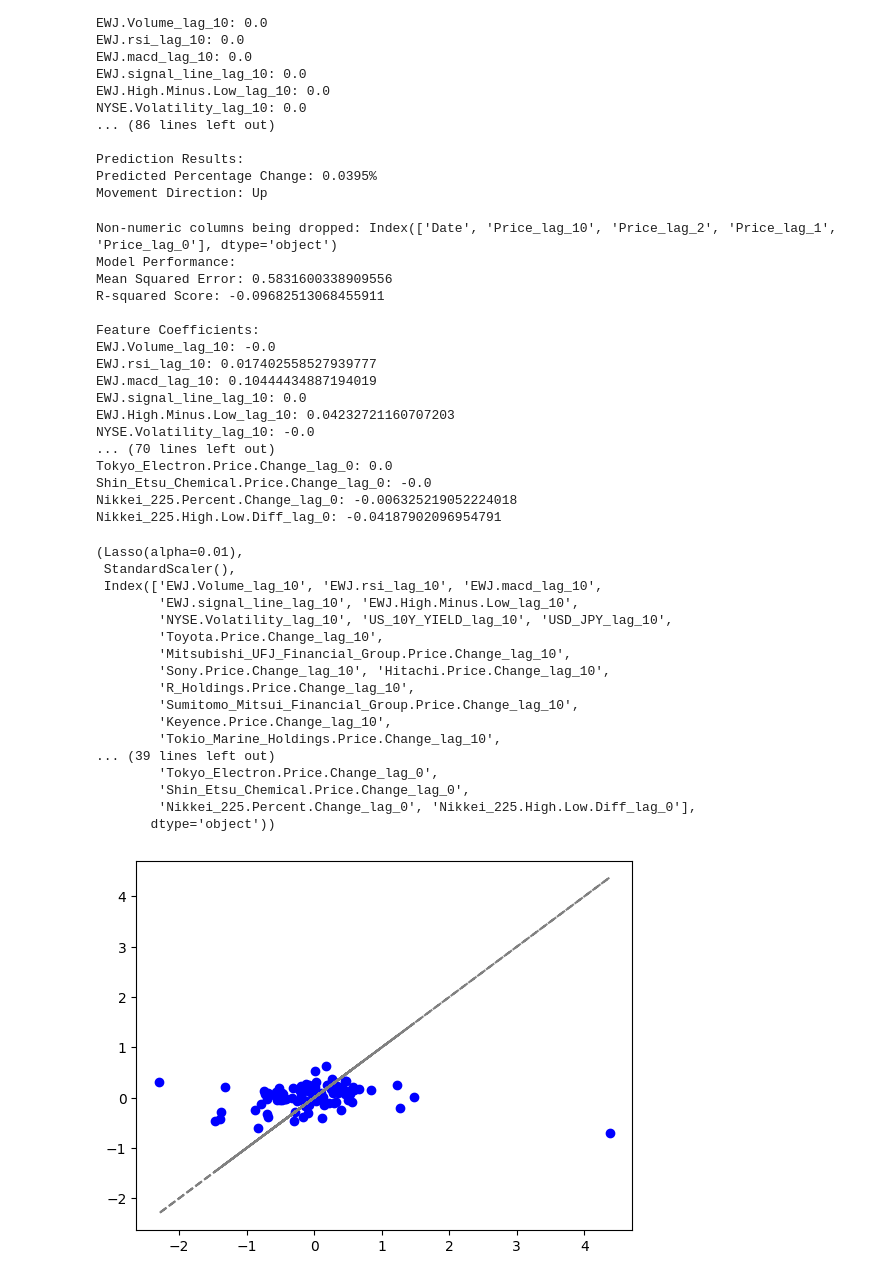
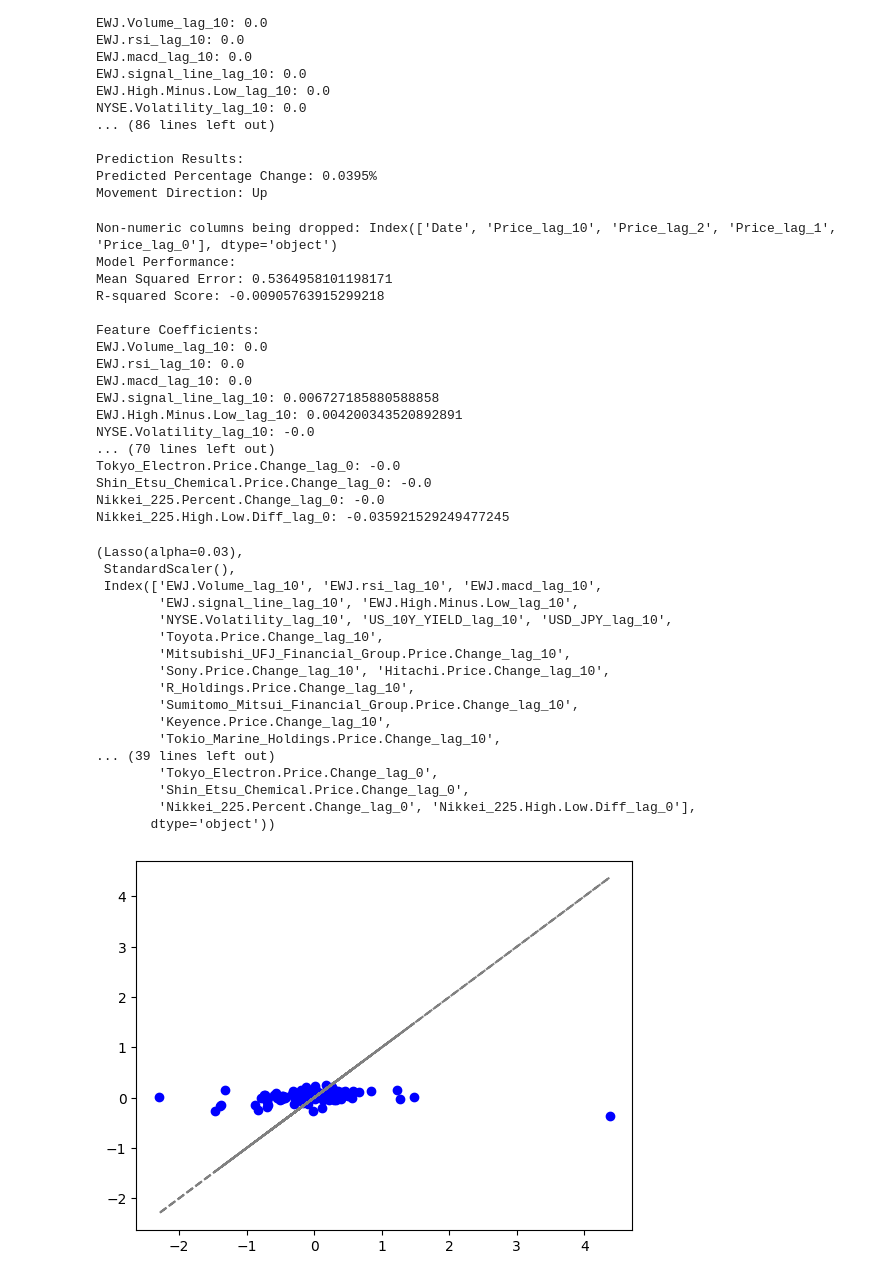
Before and after one commit to FinlayDWebb/LASSO-ETF-FOM, a Jupyter notebook: Model/LASSO_initial.ipynb, the cells around one changed output. Saved outputs shown, nothing was run; the diff lists cells and outputs as text; code cells hidden in the pictures.

```diff
--- a/Model/LASSO_initial.ipynb
+++ b/Model/LASSO_initial.ipynb
@@ -447,7 +447,7 @@ def prepare_and_train_model(input_filename):
     X_test_scaled = scaler.transform(X_test)
 
     # Train Lasso Regression
-    lasso = Lasso(alpha=0.01)
+    lasso = Lasso(alpha=0.03)
     lasso.fit(X_train_scaled, y_train)
 
     # Predict and evaluate
@@ -475,42 +475,42 @@ def prepare_and_train_model(input_filename):
 
 
 prepare_and_train_model("input.engineered.csv")
 
 #A \lambda of 0.075 reduces our parameters to three, EWJ.High.Minus.Low_lag_0, Tokio_Marine_Holdings.Price.Change_lag_1, Nikkei_225.High.Low.Diff_lag_0
 #A \lambda of 0.085 reduces our 85 parameters to one, Nikkei_225.High.Low.Diff yesterday, qualitatively this suggests correction to the mean is predicted as its coeff is negative.
 # %% [output]
 Non-numeric columns being dropped: Index(['Date', 'Price_lag_10', 'Price_lag_2', 'Price_lag_1', 'Price_lag_0'], dtype='object')
 Model Performance:
-Mean Squared Error: 0.5831600338909556
-R-squared Score: -0.09682513068455911
+Mean Squared Error: 0.5364958101198171
+R-squared Score: -0.00905763915299218
 
 Feature Coefficients:
-EWJ.Volume_lag_10: -0.0
-EWJ.rsi_lag_10: 0.017402558527939777
-EWJ.macd_lag_10: 0.10444434887194019
-EWJ.signal_line_lag_10: 0.0
-EWJ.High.Minus.Low_lag_10: 0.04232721160707203
+EWJ.Volume_lag_10: 0.0
+EWJ.rsi_lag_10: 0.0
+EWJ.macd_lag_10: 0.0
+EWJ.signal_line_lag_10: 0.006727185880588858
+EWJ.High.Minus.Low_lag_10: 0.004200343520892891
 NYSE.Volatility_lag_10: -0.0
 ... (70 lines left out)
-Tokyo_Electron.Price.Change_lag_0: 0.0
+Tokyo_Electron.Price.Change_lag_0: -0.0
 Shin_Etsu_Chemical.Price.Change_lag_0: -0.0
-Nikkei_225.Percent.Change_lag_0: -0.006325219052224018
-Nikkei_225.High.Low.Diff_lag_0: -0.04187902096954791
+Nikkei_225.Percent.Change_lag_0: -0.0
+Nikkei_225.High.Low.Diff_lag_0: -0.035921529249477245
-(Lasso(alpha=0.01),
+(Lasso(alpha=0.03),
  StandardScaler(),
  Index(['EWJ.Volume_lag_10', 'EWJ.rsi_lag_10', 'EWJ.macd_lag_10',
         'EWJ.signal_line_lag_10', 'EWJ.High.Minus.Low_lag_10',
         'NYSE.Volatility_lag_10', 'US_10Y_YIELD_lag_10', 'USD_JPY_lag_10',
         'Toyota.Price.Change_lag_10',
         'Mitsubishi_UFJ_Financial_Group.Price.Change_lag_10',
         'Sony.Price.Change_lag_10', 'Hitachi.Price.Change_lag_10',
         'R_Holdings.Price.Change_lag_10',
         'Sumitomo_Mitsui_Financial_Group.Price.Change_lag_10',
         'Keyence.Price.Change_lag_10',
         'Tokio_Marine_Holdings.Price.Change_lag_10',
 ... (39 lines left out)
         'Tokyo_Electron.Price.Change_lag_0',
         'Shin_Etsu_Chemical.Price.Change_lag_0',
         'Nikkei_225.Percent.Change_lag_0', 'Nikkei_225.High.Low.Diff_lag_0'],
        dtype='object'))
-[figure, old version]
+[figure, new version]
```
